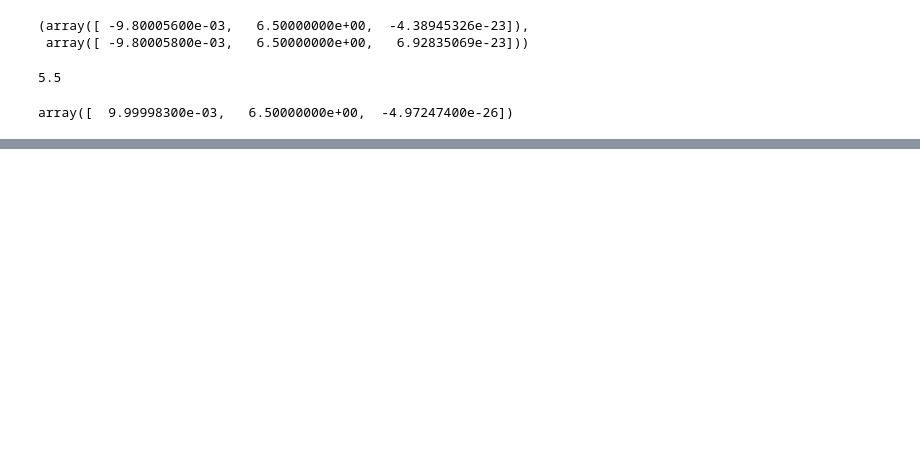
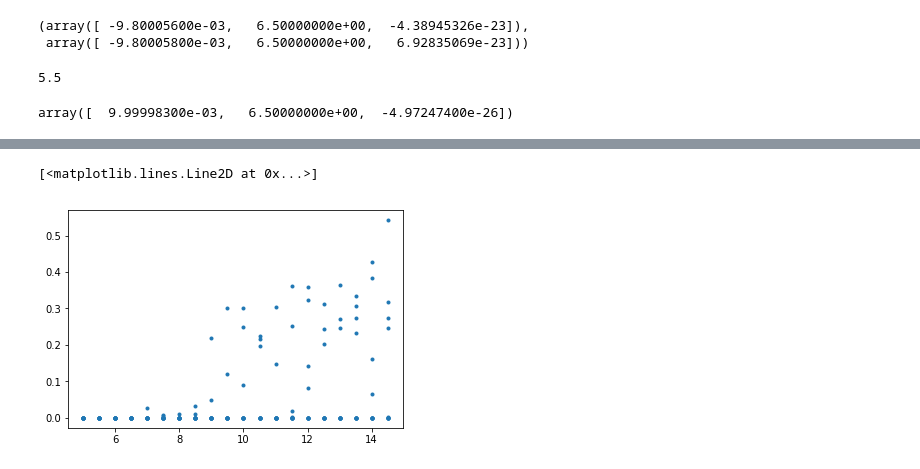
Before and after one commit to transientlunatic/heron, a Jupyter notebook: notebooks/Inverted Gravitational Heron.ipynb, the cells around one changed output, grey strips where cells are left out. Drawn from its saved outputs; the diff is of its cells as text; code cells hidden in the pictures; blank space fills up the shorter version.

```diff
--- a/notebooks/Inverted Gravitational Heron.ipynb
+++ b/notebooks/Inverted Gravitational Heron.ipynb
@@ -205,0 +177,7 @@ array([[ -3.66082381e-22]])
+# %%
+error = np.sqrt((np.asarray(actual_values) - np.asarray(predictions))**2) / np.asarray(actual_values)
+# %%
+plt.plot(np.asarray(actual_values)[:,0,0], error[:,0,0], '.')
+# %% [output]
+[<matplotlib.lines.Line2D at 0x...>]
+[figure, added]
```
Also changed, not shown: parts of 45 cells of this notebook, 3 other files.
